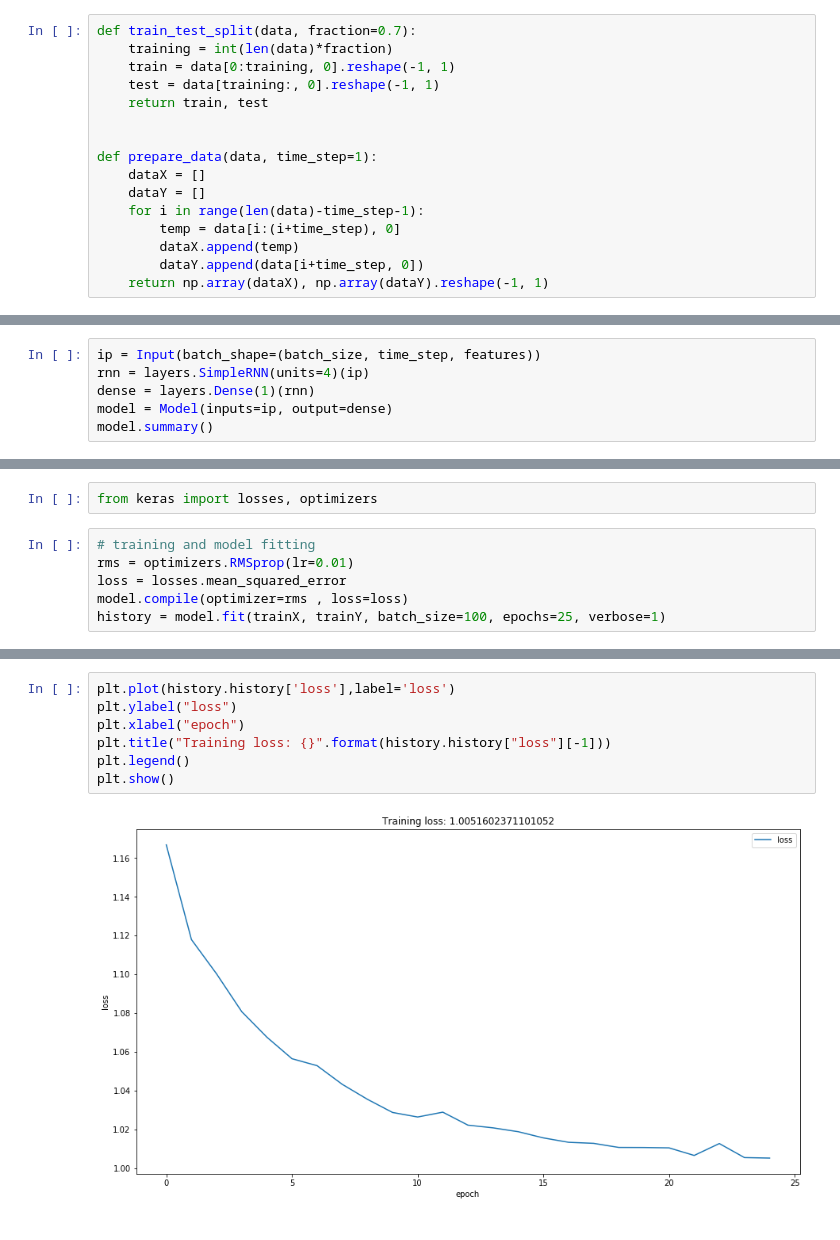
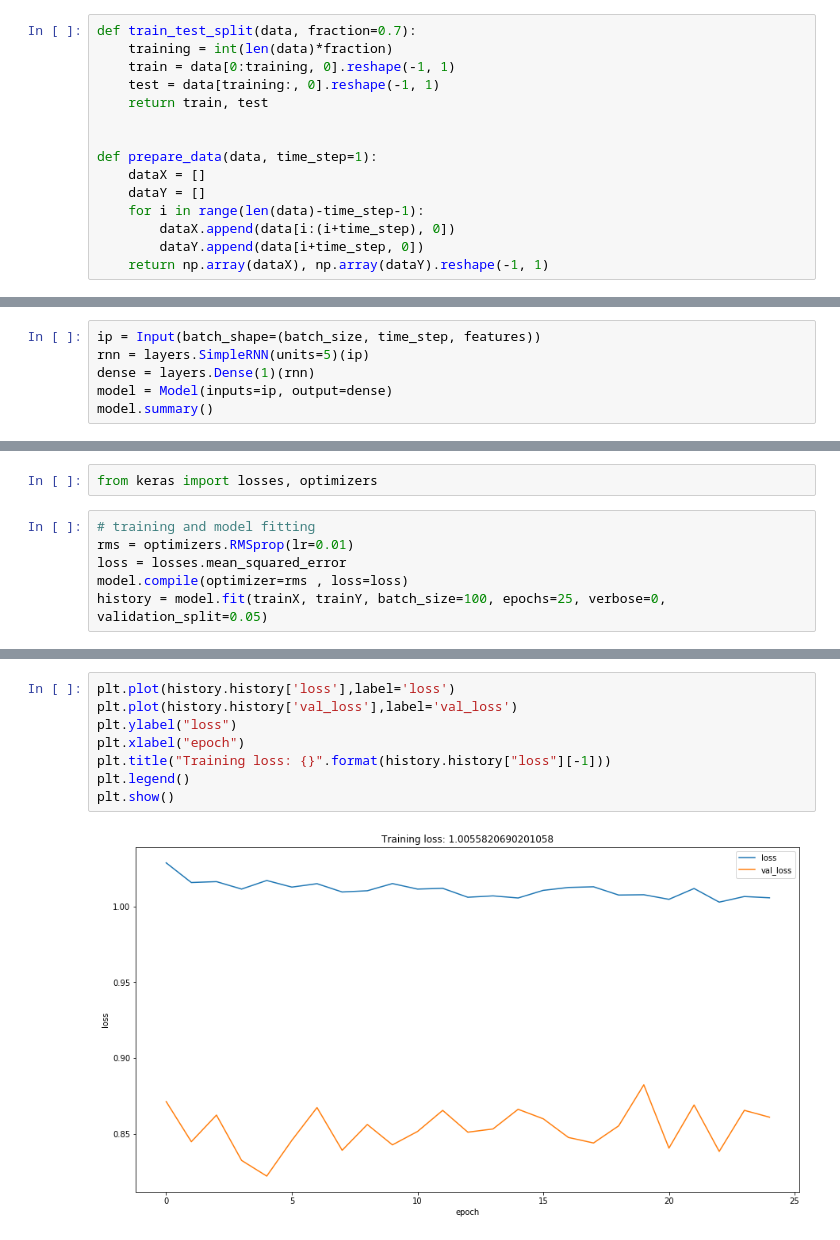
Before and after one commit to mkumar73/time-series, a Jupyter notebook: python/arima_analysis_rnn.ipynb, the cells around one changed output, grey strips where cells are left out. Saved outputs shown, nothing was run; the diff lists cells and outputs as text.

Commit message:
result plot

```diff
--- a/python/arima_analysis_rnn.ipynb
+++ b/python/arima_analysis_rnn.ipynb
@@ -45,8 +45,7 @@ def prepare_data(data, time_step=1):
     dataX = []
     dataY = []
     for i in range(len(data)-time_step-1):
-        temp = data[i:(i+time_step), 0]
-        dataX.append(temp)
+        dataX.append(data[i:(i+time_step), 0])
         dataY.append(data[i+time_step, 0])
     return np.array(dataX), np.array(dataY).reshape(-1, 1)
 # %%
@@ -91,7 +90,7 @@ from keras.layers import Input
 from keras import layers
 # %%
 ip = Input(batch_shape=(batch_size, time_step, features))
-rnn = layers.SimpleRNN(units=4)(ip)
+rnn = layers.SimpleRNN(units=5)(ip)
 dense = layers.Dense(1)(rnn)
 model = Model(inputs=ip, output=dense)
 model.summary()
@@ -116,4 +115,4 @@ from keras import losses, optimizers
 rms = optimizers.RMSprop(lr=0.01)
 loss = losses.mean_squared_error
 model.compile(optimizer=rms , loss=loss)
-history = model.fit(trainX, trainY, batch_size=100, epochs=25, verbose=1)
+history = model.fit(trainX, trainY, batch_size=100, epochs=25, verbose=0, validation_split=0.05)
@@ -138,12 +119,13 @@ Epoch 25/25
 # %%
 plt.plot(history.history['loss'],label='loss')
+plt.plot(history.history['val_loss'],label='val_loss')
 plt.ylabel("loss")
 plt.xlabel("epoch")
 plt.title("Training loss: {}".format(history.history["loss"][-1]))
 plt.legend()
 plt.show()
 # %% [output]
-[figure, old version]
+[figure, new version]
 # %%
 # model weights
 model_weights = dict()
```
Also changed, not shown: parts of 4 cells of this notebook.
